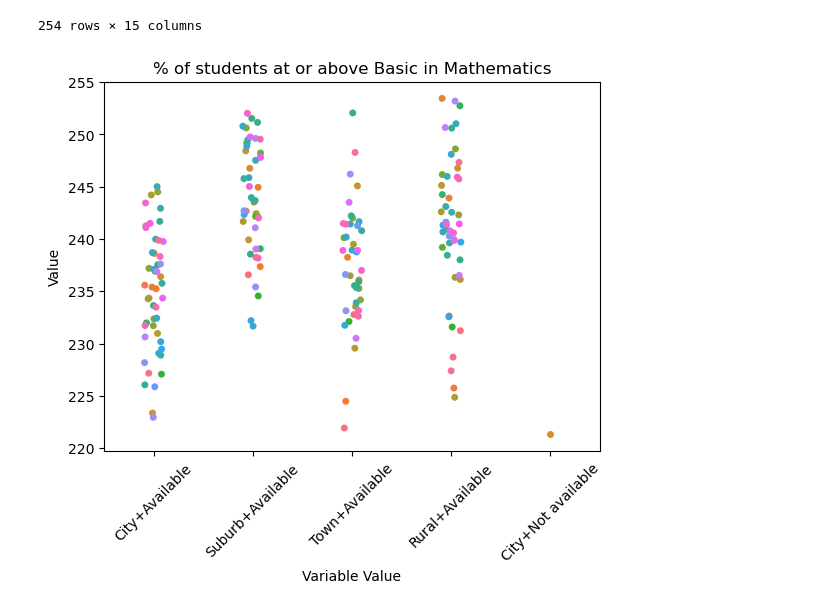
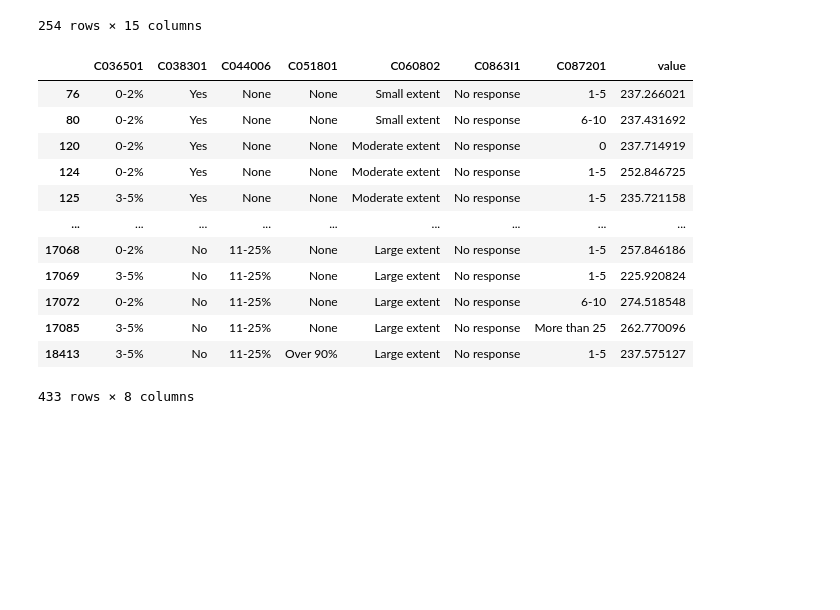
Before and after one commit to corwindark/5300_education_test_scores_project, a Jupyter notebook: api.ipynb, the cells around one changed output. Saved outputs shown, nothing was run; the diff lists cells and outputs as text; code cells hidden in the pictures; blank space fills up the shorter version.

```diff
--- a/api.ipynb
+++ b/api.ipynb
@@ -234,26 +263,25 @@ student
 # %%
 school = raw
 
 school = school[school['value'] != 999]
 
 variables = school['variable'].str.split('+', expand=True).iloc[0].tolist()
 varValues = school['varValueLabel'].str.split('+', expand=True)
 varValues.columns = variables
-school = pd.concat([df, varValues], axis=1)
-school = school[['C036501','C038301','C044006','C044007','C051801','C060802','C0863I1','C087201','C102804', 'value']]
+school = pd.concat([school, varValues], axis=1)
+school = school[['C036501','C038301','C044006','C051801','C060802','C0863I1','C087201', 'value']]
 school
+# %% [output]
+|  | C036501 | C038301 | C044006 | C051801 | C060802 | C0863I1 | C087201 | value |
+| 76 | 0-2% | Yes | None | None | Small extent | No response | 1-5 | 237.266021 |
+| 80 | 0-2% | Yes | None | None | Small extent | No response | 6-10 | 237.431692 |
+| 120 | 0-2% | Yes | None | None | Moderate extent | No response | 0 | 237.714919 |
+| 124 | 0-2% | Yes | None | None | Moderate extent | No response | 1-5 | 252.846725 |
+| 125 | 3-5% | Yes | None | None | Moderate extent | No response | 1-5 | 235.721158 |
+| ... | ... | ... | ... | ... | ... | ... | ... | ... |
+| 17068 | 0-2% | No | 11-25% | None | Large extent | No response | 1-5 | 257.846186 |
+| 17069 | 3-5% | No | 11-25% | None | Large extent | No response | 1-5 | 225.920824 |
+| 17072 | 0-2% | No | 11-25% | None | Large extent | No response | 6-10 | 274.518548 |
+| 17085 | 3-5% | No | 11-25% | None | Large extent | No response | More than 25 | 262.770096 |
+| 18413 | 3-5% | No | 11-25% | Over 90% | Large extent | No response | 1-5 | 237.575127 |
+433 rows × 8 columns
-# %%
-import seaborn as sns
-import matplotlib.pyplot as plt
-
-
-
-sns.stripplot(data=df, x='varValueLabel', y='value', hue='jurisdiction', jitter=True)
-plt.xlabel('Variable Value')
-plt.ylabel('Value')
-plt.title('% of students at or above Basic in Mathematics')
-plt.legend().remove()  # Remove the legend
-plt.xticks(rotation=45)  # Rotate x-axis labels by 45 degrees
-plt.show()
-# %% [output]
-[figure, removed]
```
Also changed, not shown: parts of 8 cells of this notebook.
